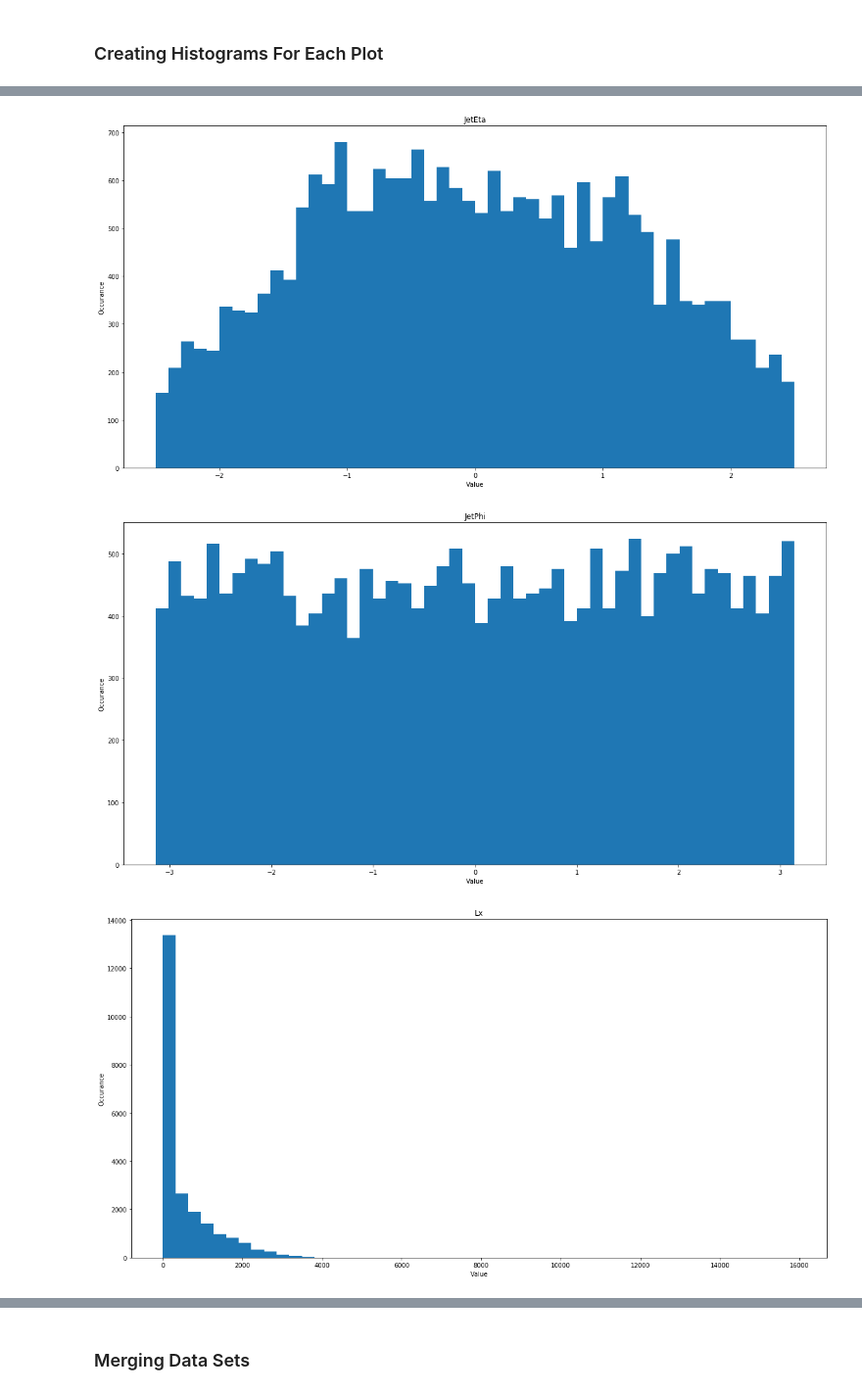
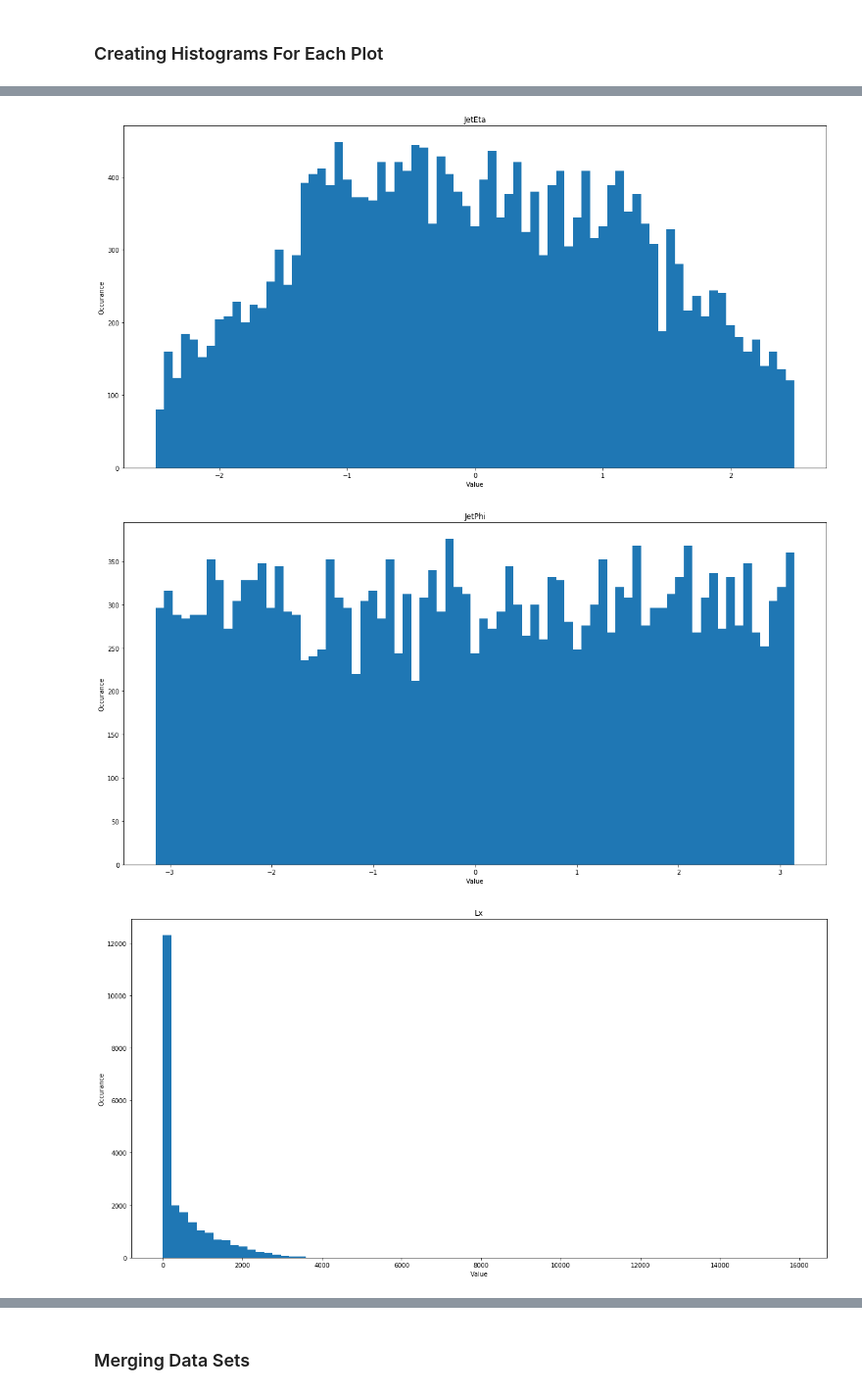
Before and after one commit to 2020-Winter-427/03-long-lived-particle-simulation-data-tsuejace, a Jupyter notebook: LLP.ipynb, the cells around one changed output, grey strips where cells are left out. Shown at 98% size. Drawn from its saved outputs; the diff is of its cells as text; code cells hidden in the pictures.

```diff
--- a/LLP.ipynb
+++ b/LLP.ipynb
@@ -44,17 +44,15 @@ display(df1)
 #Removes the IsLLP because you can not graph a boolean
 df1temp = readFile(file = "df_1.root", labels = ["Jet*","Lx", "Ly", "Lz"])
 
-#Calculates the decay length in 3 dimensions
-i = 0
-df1temp['Decay Length 3D'] = 0
-for i in range(len(df1temp)):
-    df1temp.iloc[i, 6] = math.sqrt(df1temp.iloc[i, 4] **2 + df1temp.iloc[i, 5] **2 + df1temp.iloc[i,6] **2)
-    i += 1
+#Calculates the transverse decay length and 3D decay length
+df1temp['Transverse Decay Length'] = np.sqrt(df1temp['Lx']**2 + df1temp['Ly']**2)
+df1temp['3D Decay Length'] = np.sqrt(df1temp['Lx']**2 + df1temp['Ly']**2 + df1temp['Lz']**2)
+
 
 #Creates Histogram of given stat
 def histPlot(x, title):
     plt.rcParams["figure.figsize"] = [20, 10]
-    plt.hist(x, bins = 50)
+    plt.hist(x, bins = 75)
     plt.xlabel("Value")
     plt.ylabel("Occurance")
     plt.title(title)
@@ -68,3 +66,3 @@ for index in df1temp.iteritems():
-[figure, old version]
+[figure, new version]
-[figure, old version]
+[figure, new version]
-[figure, old version]
+[figure, new version]
```
Also changed, not shown: parts of 22 cells of this notebook.
